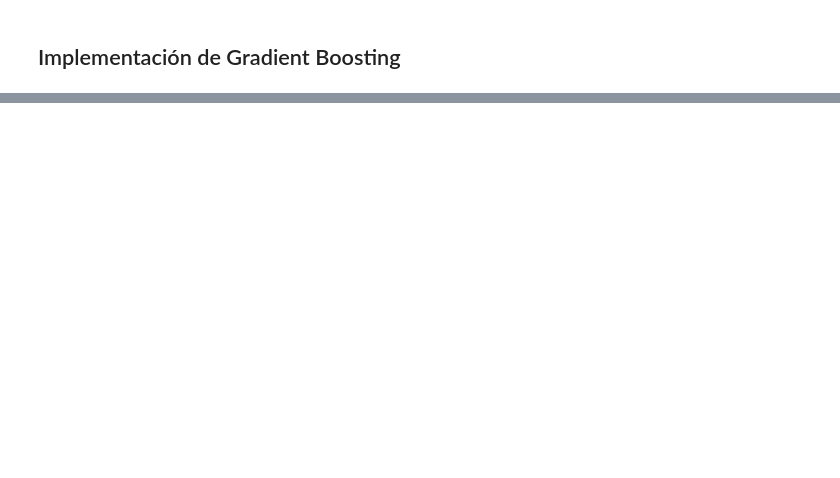
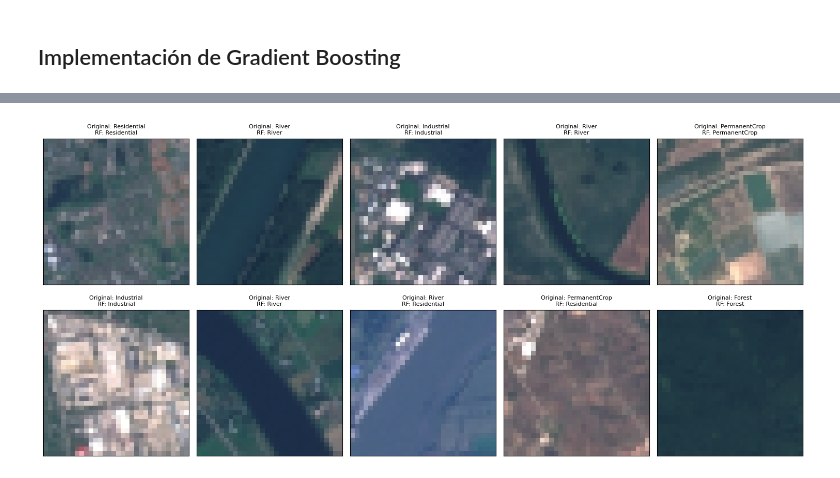
Before and after one commit to miguelzaga/Machine-Learning-Techniques, a Jupyter notebook: Taller_2/Taller_2.ipynb, the cells around one changed output, grey strips where cells are left out. Saved outputs shown, nothing was run; the diff lists cells and outputs as text; code cells hidden in the pictures; blank space fills up the shorter version.

```diff
--- a/Taller_2/Taller_2.ipynb
+++ b/Taller_2/Taller_2.ipynb
@@ -131,2 +203,10 @@ Pipeline(steps=[('flatenner',
 # %% [markdown]
 ## Implementación de Gradient Boosting
+# %%
+from sklearn.ensemble import GradientBoostingClassifier
+
+# Crear un clasificador de Gradient Boosting
+clasificador_gb = GradientBoostingClassifier(random_state=0)
+# %%
+# Entrenar el clasificador con los datos de entrenamiento procesados
+clasificador_gb.fit(x_train_processed, y_train)
@@ -132,0 +255,12 @@ Pipeline(steps=[('flatenner',
+# %%
+# Crear un clasificador de Random Forest
+# Este modelo trabaja con 100 árboles. Vamos a realizar este modelo como prueba y después variaremos la cantidad de árboles y la profundidad
+clasificador_rf = RandomForestClassifier(n_estimators=100, criterion='entropy', random_state=0)
+# %%
+# Entrenar el clasificador con los datos de entrenamiento
+# Entrenamiento y creación del modelo
+start = time.time()
+clasificador_rf.fit(x_train_pca, y_train)
+# Tiempo de entrenamiento
+end = time.time()
+print(f"Tiempo de entrenamiento: {end - start}")
@@ -132,0 +308,28 @@ Pipeline(steps=[('flatenner',
+# %%
+# Seleccionar 10 imágenes aleatorias
+indices = np.random.choice(range(len(x_test)), size=10, replace=False)
+
+# Crear una figura con 10 subplots
+fig, axes = plt.subplots(2, 5, figsize=(15, 7))
+
+# Iterar sobre las 10 imágenes seleccionadas
+for i, index in enumerate(indices):
+    # Obtener la imagen y la etiqueta real
+    image = x_test[index]
+    true_label = y_test[index]
+
+    # Predecir la etiqueta usando RandomForest
+    predicted_label_rf = clasificador_rf.predict([x_test_pca[index]])
+
+    # Mostrar la imagen
+    axes[i // 5, i % 5].imshow(image, cmap='gray')
+    # Establecer el título con la etiqueta original, la predicción de SVM y la predicción de Random Forest
+    axes[i // 5, i % 5].set_title(f"Original: {true_label}\nRF: {predicted_label_rf[0]}", fontsize=8)
+    axes[i // 5, i % 5].set_xticks([])
+    axes[i // 5, i % 5].set_yticks([])
+
+# Mostrar la figura
+plt.tight_layout()
+plt.show()
+# %% [output]
+[figure, added]
```
Also changed, not shown: parts of 45 cells of this notebook.
